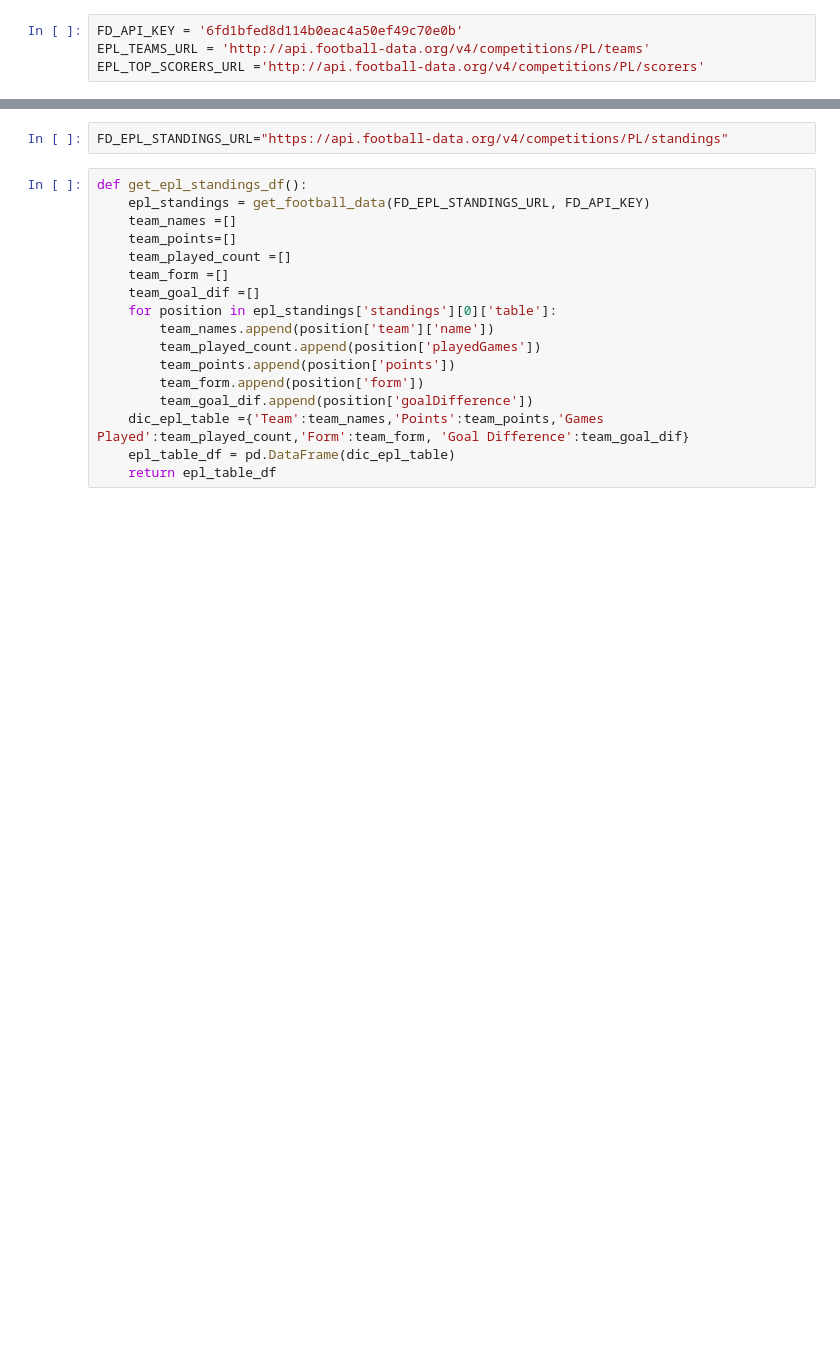
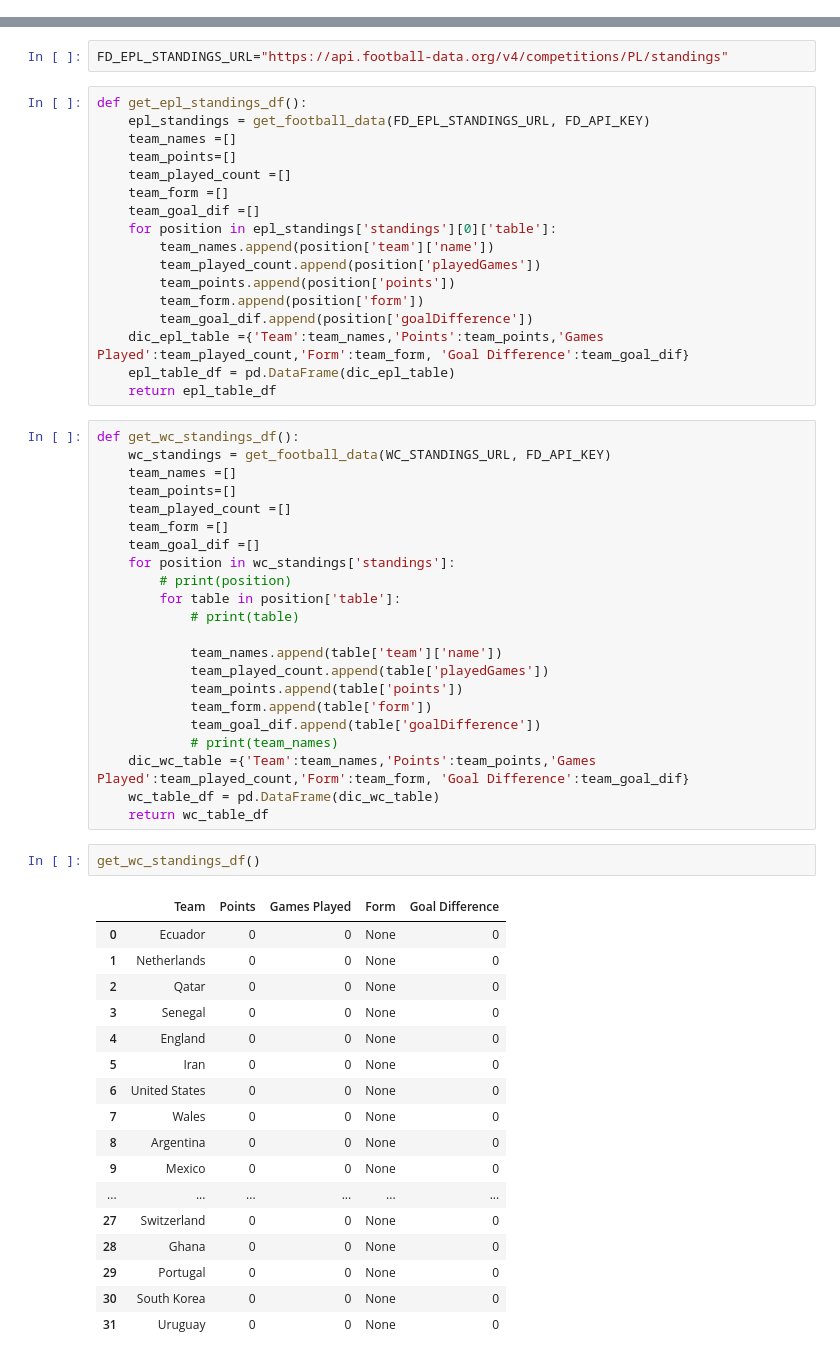
Before and after one commit to dredelander/SoccerOddsProject, a Jupyter notebook: notebook.ipynb, the cells around one changed output, grey strips where cells are left out. Drawn from its saved outputs; the diff is of its cells as text; blank space fills up the shorter version.

```diff
--- a/notebook.ipynb
+++ b/notebook.ipynb
@@ -64,10 +90,6 @@ get_team_logo('Manchester City')
 'https://cdn.sofifa.net/teams/10/60.png'
 # %%
 import requests
-# %%
-FD_API_KEY = '6fd1bfed8d114b0eac4a50ef49c70e0b'
-EPL_TEAMS_URL = 'http://api.football-data.org/v4/competitions/PL/teams'
-EPL_TOP_SCORERS_URL ='http://api.football-data.org/v4/competitions/PL/scorers'
 # %%
 def get_football_data(url_link, api_key):
     sports_response = requests.get(
@@ -116,3 +176,45 @@ def get_epl_standings_df():
     dic_epl_table ={'Team':team_names,'Points':team_points,'Games Played':team_played_count,'Form':team_form, 'Goal Difference':team_goal_dif}
     epl_table_df = pd.DataFrame(dic_epl_table)
     return epl_table_df
+# %%
+def get_wc_standings_df():
+    wc_standings = get_football_data(WC_STANDINGS_URL, FD_API_KEY)
+    team_names =[]
+    team_points=[]
+    team_played_count =[]
+    team_form =[]
+    team_goal_dif =[]
+    for position in wc_standings['standings']:
+        # print(position)
+        for table in position['table']:
+            # print(table)
+
+            team_names.append(table['team']['name'])
+            team_played_count.append(table['playedGames'])
+            team_points.append(table['points'])
+            team_form.append(table['form'])
+            team_goal_dif.append(table['goalDifference'])
+            # print(team_names)
+    dic_wc_table ={'Team':team_names,'Points':team_points,'Games Played':team_played_count,'Form':team_form, 'Goal Difference':team_goal_dif}
+    wc_table_df = pd.DataFrame(dic_wc_table)
+    return wc_table_df
+# %%
+get_wc_standings_df()
+# %% [output]
+|  | Team | Points | Games Played | Form | Goal Difference |
+| 0 | Ecuador | 0 | 0 | None | 0 |
+| 1 | Netherlands | 0 | 0 | None | 0 |
+| 2 | Qatar | 0 | 0 | None | 0 |
+| 3 | Senegal | 0 | 0 | None | 0 |
+| 4 | England | 0 | 0 | None | 0 |
+| 5 | Iran | 0 | 0 | None | 0 |
+| 6 | United States | 0 | 0 | None | 0 |
+| 7 | Wales | 0 | 0 | None | 0 |
+| 8 | Argentina | 0 | 0 | None | 0 |
+| 9 | Mexico | 0 | 0 | None | 0 |
+| ... | ... | ... | ... | ... | ... |
+| 27 | Switzerland | 0 | 0 | None | 0 |
+| 28 | Ghana | 0 | 0 | None | 0 |
+| 29 | Portugal | 0 | 0 | None | 0 |
+| 30 | South Korea | 0 | 0 | None | 0 |
+| 31 | Uruguay | 0 | 0 | None | 0 |
```
Also changed, not shown: parts of 11 cells of this notebook, 5 other files.
